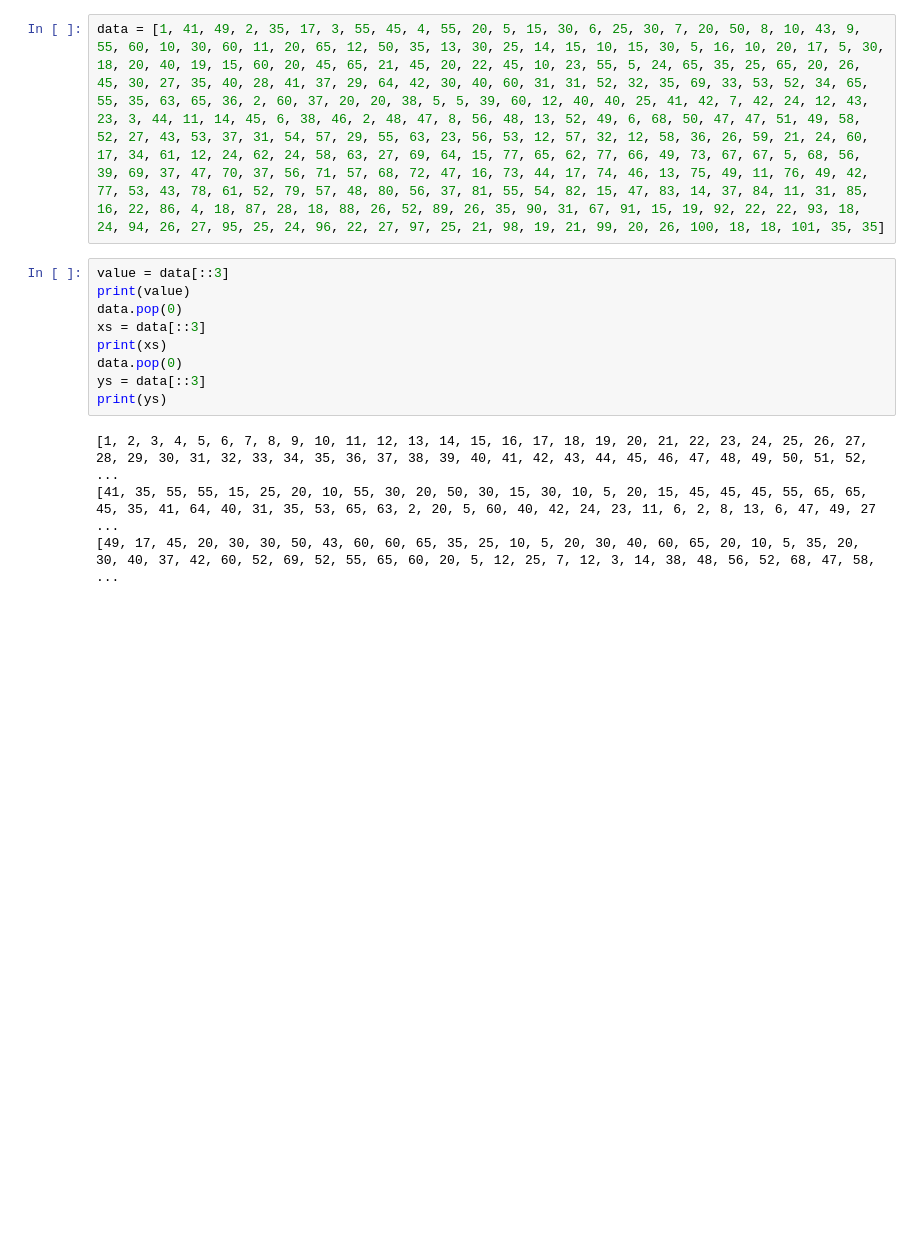
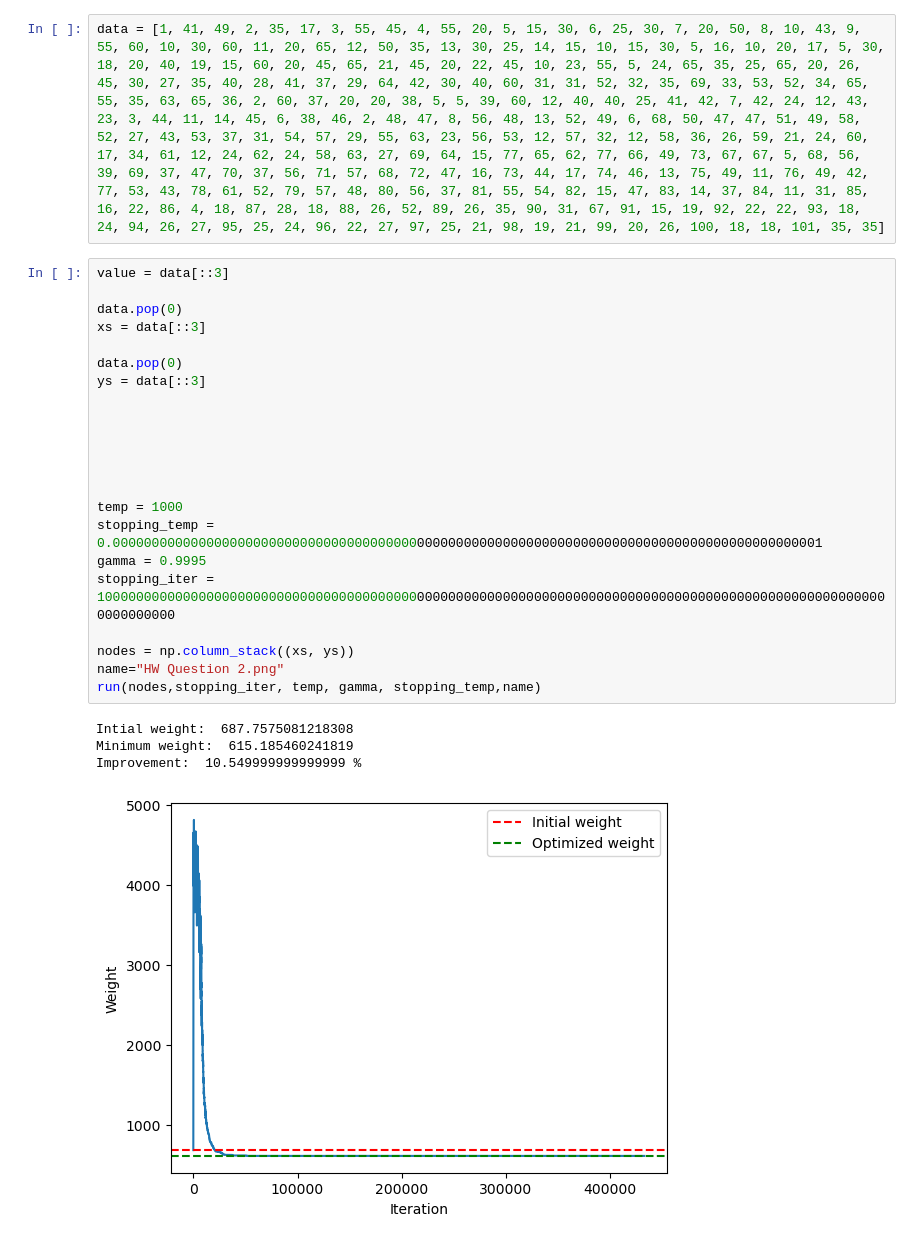
Before and after one commit to sjhjrcode/AI, a Jupyter notebook: TSP_Anealing_Personal.ipynb, the cells around one changed output. Drawn from its saved outputs; the diff is of its cells as text; blank space fills up the shorter version.

```diff
--- a/TSP_Anealing_Personal.ipynb
+++ b/TSP_Anealing_Personal.ipynb
@@ -215,14 +219,28 @@ Improvement:  25.240000000000002 %
 data = [1, 41, 49, 2, 35, 17, 3, 55, 45, 4, 55, 20, 5, 15, 30, 6, 25, 30, 7, 20, 50, 8, 10, 43, 9, 55, 60, 10, 30, 60, 11, 20, 65, 12, 50, 35, 13, 30, 25, 14, 15, 10, 15, 30, 5, 16, 10, 20, 17, 5, 30, 18, 20, 40, 19, 15, 60, 20, 45, 65, 21, 45, 20, 22, 45, 10, 23, 55, 5, 24, 65, 35, 25, 65, 20, 26, 45, 30, 27, 35, 40, 28, 41, 37, 29, 64, 42, 30, 40, 60, 31, 31, 52, 32, 35, 69, 33, 53, 52, 34, 65, 55, 35, 63, 65, 36, 2, 60, 37, 20, 20, 38, 5, 5, 39, 60, 12, 40, 40, 25, 41, 42, 7, 42, 24, 12, 43, 23, 3, 44, 11, 14, 45, 6, 38, 46, 2, 48, 47, 8, 56, 48, 13, 52, 49, 6, 68, 50, 47, 47, 51, 49, 58, 52, 27, 43, 53, 37, 31, 54, 57, 29, 55, 63, 23, 56, 53, 12, 57, 32, 12, 58, 36, 26, 59, 21, 24, 60, 17, 34, 61, 12, 24, 62, 24, 58, 63, 27, 69, 64, 15, 77, 65, 62, 77, 66, 49, 73, 67, 67, 5, 68, 56, 39, 69, 37, 47, 70, 37, 56, 71, 57, 68, 72, 47, 16, 73, 44, 17, 74, 46, 13, 75, 49, 11, 76, 49, 42, 77, 53, 43, 78, 61, 52, 79, 57, 48, 80, 56, 37, 81, 55, 54, 82, 15, 47, 83, 14, 37, 84, 11, 31, 85, 16, 22, 86, 4, 18, 87, 28, 18, 88, 26, 52, 89, 26, 35, 90, 31, 67, 91, 15, 19, 92, 22, 22, 93, 18, 24, 94, 26, 27, 95, 25, 24, 96, 22, 27, 97, 25, 21, 98, 19, 21, 99, 20, 26, 100, 18, 18, 101, 35, 35]
 # %%
 value = data[::3]
-print(value)
+
 data.pop(0)
 xs = data[::3]
-print(xs)
+
 data.pop(0)
 ys = data[::3]
-print(ys)
+
+
+
+
+
+
+temp = 1000
+stopping_temp = 0.0000000000000000000000000000000000000000000000000000000000000000000000000000000000000000001
+gamma = 0.9995
+stopping_iter = 100000000000000000000000000000000000000000000000000000000000000000000000000000000000000000000000000000000000000
+
+nodes = np.column_stack((xs, ys))
+name="HW Question 2.png"
+run(nodes,stopping_iter, temp, gamma, stopping_temp,name)
 # %% [output]
-[1, 2, 3, 4, 5, 6, 7, 8, 9, 10, 11, 12, 13, 14, 15, 16, 17, 18, 19, 20, 21, 22, 23, 24, 25, 26, 27, 28, 29, 30, 31, 32, 33, 34, 35, 36, 37, 38, 39, 40, 41, 42, 43, 44, 45, 46, 47, 48, 49, 50, 51, 52,  ...
-[41, 35, 55, 55, 15, 25, 20, 10, 55, 30, 20, 50, 30, 15, 30, 10, 5, 20, 15, 45, 45, 45, 55, 65, 65, 45, 35, 41, 64, 40, 31, 35, 53, 65, 63, 2, 20, 5, 60, 40, 42, 24, 23, 11, 6, 2, 8, 13, 6, 47, 49, 27 ...
-[49, 17, 45, 20, 30, 30, 50, 43, 60, 60, 65, 35, 25, 10, 5, 20, 30, 40, 60, 65, 20, 10, 5, 35, 20, 30, 40, 37, 42, 60, 52, 69, 52, 55, 65, 60, 20, 5, 12, 25, 7, 12, 3, 14, 38, 48, 56, 52, 68, 47, 58,  ...
+Intial weight:  687.7575081218308
+Minimum weight:  615.185460241819
+Improvement:  10.549999999999999 %
+[figure, added]
```
Also changed, not shown: parts of 5 cells of this notebook, 5 other files.
